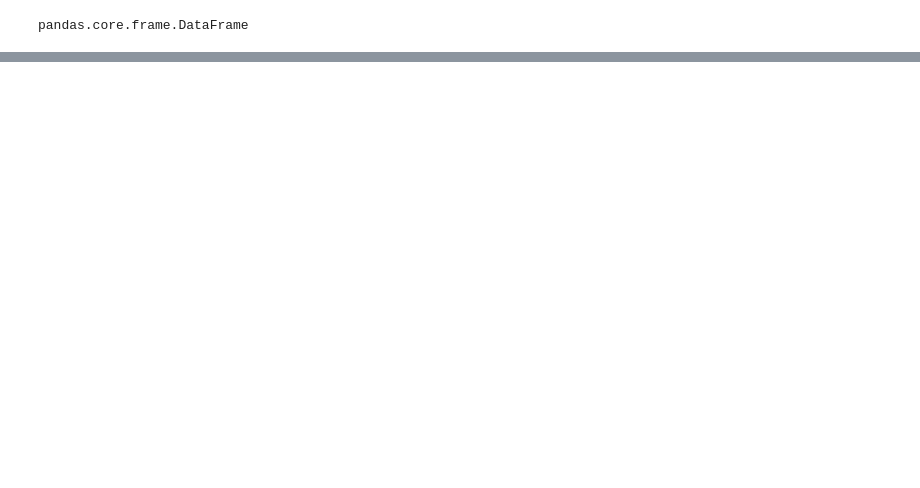
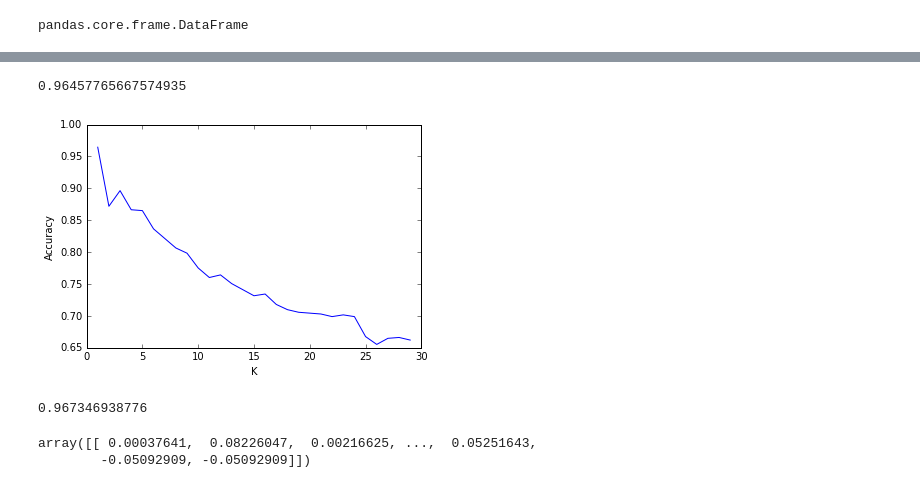
Before and after one commit to vandonova/sfdat22_work, a Jupyter notebook: hw/hw2.ipynb, the cells around one changed output, grey strips where cells are left out. Drawn from its saved outputs; the diff is of its cells as text; code cells hidden in the pictures; blank space fills up the shorter version.

```diff
--- a/hw/hw2.ipynb
+++ b/hw/hw2.ipynb
@@ -238,8 +277,5 @@ km.fit(X_clusters)
 # 7 Explore the clusters
 # What is interesting? Surprising? Can you draw any inferences about each cluster?
 # Write your answer to these questions in markdown
-# %%
-pres_tweets['cluster'] = km.labels_
-pres_tweets.sort('cluster')
 # %%
 centers = pres_tweets.groupby('cluster').mean()
@@ -257,9 +302,11 @@ pd.scatter_matrix(X_clusters, c= colors[list(pres_tweets.cluster)], figsize=(10,
 # Use a three class response variable for knn.  For logistic regression predict democrat or republic?
 #Assess the pros and cons of both approaches
 #Extra Credit: Estimate multinomial regression model using the three class response variable
+# %%
+X_clusters = pres_tweets.drop(['date','text','pres_candidate', 'polit_party', 'language', 'geocode', 'coordinates', 'cluster'], axis =1)
 # %%
 # split into training and testing sets
 from sklearn.cross_validation import train_test_split
-lgX_train, lgX_test, lgy_train, lgy_test = train_test_split(X_clusters, pres_tweets.party, random_state=1)
+lgX_train, lgX_test, lgy_train, lgy_test = train_test_split(X_clusters, pres_tweets.polit_party, random_state=1)
 
-knnX_train, knnX_test, knny_train, knny_test = train_test_split(X_clusters, pres_tweets.candidate, random_state=1)
+knnX_train, knnX_test, knny_train, knny_test = train_test_split(X_clusters, pres_tweets.pres_candidate, random_state=1)
@@ -270,7 +323,7 @@ from sklearn.linear_model import LogisticRegression
 logreg = LogisticRegression()
 # %%
 from sklearn.neighbors import KNeighborsClassifier
-knn = KNeighborsClassifier(n_neighbors=3)
+knn = KNeighborsClassifier(n_neighbors=5)
 # %%
 # 11 Train your classification model  (for both knn and logistic)
 # %%
@@ -279,17 +334,20 @@ logreg.score(lgX_train, lgy_train)
 # %%
 knn.fit(knnX_train, knny_train)
 
 scores = []
 for i in range(1, 30):
     knn = KNeighborsClassifier(n_neighbors=i)
-    knn.fit(X, y)
-    scores.append(knn.score(X, y))
+    knn.fit(knnX_train, knny_train)
+    scores.append(knn.score(knnX_train, knny_train))
 
 plt.plot(range(1,30), scores)
 plt.ylabel("Accuracy")
 plt.xlabel("K")
 
-scores.max()
+max(scores)
+# %% [output]
+0.96457765667574935
+[figure, added]
 # %%
 # 12 Predict on your test features and targets (for both knn and logistic)
 # %%
@@ -301,5 +359,11 @@ knnpreds = knn.predict(knnX_test)
 # %%
 from sklearn import metrics
 print metrics.accuracy_score(lgy_test, lgpreds)
+
+logreg.coef_
+# %% [output]
+0.967346938776
+array([[ 0.00037641,  0.08226047,  0.00216625, ...,  0.05251643,
+        -0.05092909, -0.05092909]])
 # %%
 # compare to null accuracy rate
```
Also changed, not shown: parts of 31 cells of this notebook, 27 other files.
